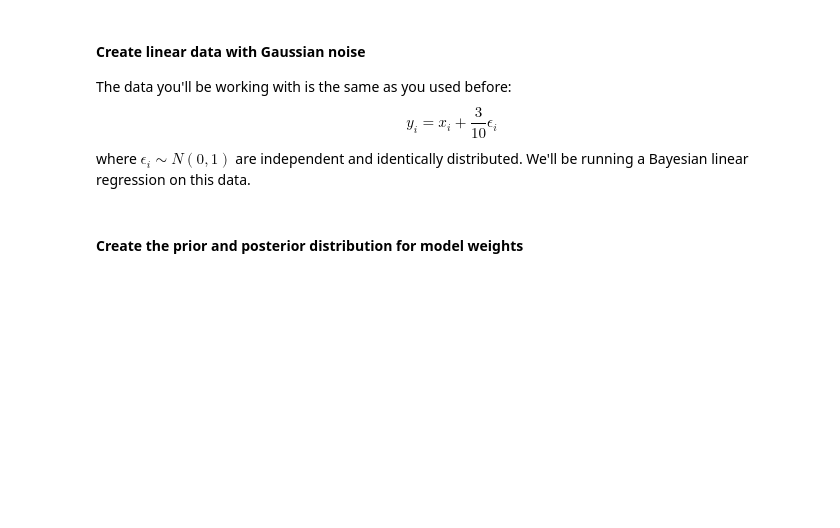
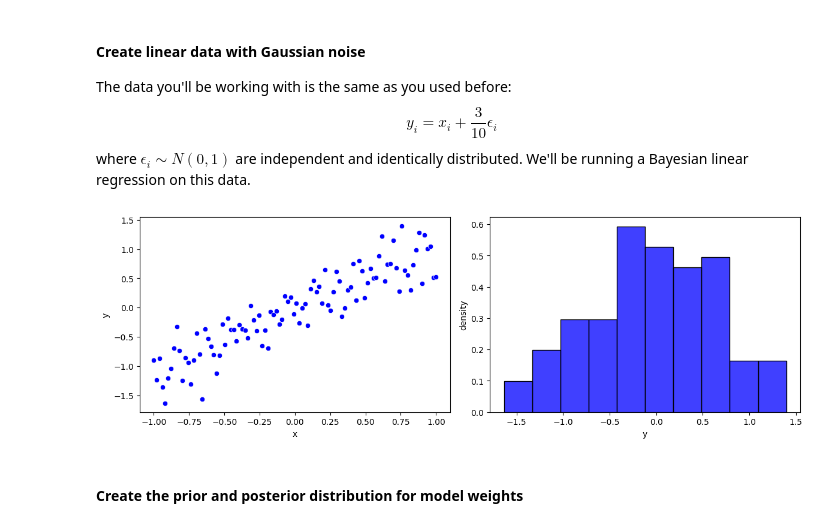
Before and after one commit to MengOonLee/Deep_learning, a Jupyter notebook: TensorFlow/Probabilistic/Bayesian/Bayesian.ipynb, the cells around one changed output. Saved outputs shown, nothing was run; the diff lists cells and outputs as text; code cells hidden in the pictures; blank space fills up the shorter version.

```diff
--- a/TensorFlow/Probabilistic/Bayesian/Bayesian.ipynb
+++ b/TensorFlow/Probabilistic/Bayesian/Bayesian.ipynb
@@ -1040,2 +942,28 @@ plt.show()
+# %%
+import tensorflow as tf
+tf.random.set_seed(seed=42)
+import matplotlib.pyplot as plt
+import seaborn as sns
+
+# Use the same data as before -- create and plot 100 data points
+x_train = tf.linspace(start=-1., stop=1., num=100)[:, tf.newaxis]
+y_train = x_train + 0.3*tf.random.normal(shape=(x_train.shape[0], 1))
+ds_train = tf.data.Dataset.from_tensor_slices(tensors=(x_train, y_train))
+ds_train = ds_train.cache().shuffle(buffer_size=x_train.shape[0])
+ds_train = ds_train.batch(batch_size=64).prefetch(buffer_size=tf.data.AUTOTUNE)
+
+fig, axes = plt.subplots(nrows=1, ncols=2, figsize=(12, 4))
+x, y = x_train[:, 0], y_train[:, 0]
+axes[0].set_xlabel(xlabel="x")
+axes[0].set_ylabel(ylabel="y")
+sns.scatterplot(ax=axes[0], x=x, y=y, color="blue")
+
+axes[1].set_xlabel(xlabel="y")
+axes[1].set_ylabel(ylabel="density")
+sns.histplot(ax=axes[1], x=y, bins=10, stat="density", color="blue")
+plt.tight_layout()
+plt.show()
+# %% [output]
+[figure, added]
 # %% [markdown]
 #### Create the prior and posterior distribution for model weights
```
Also changed, not shown: parts of 9 cells of this notebook.
